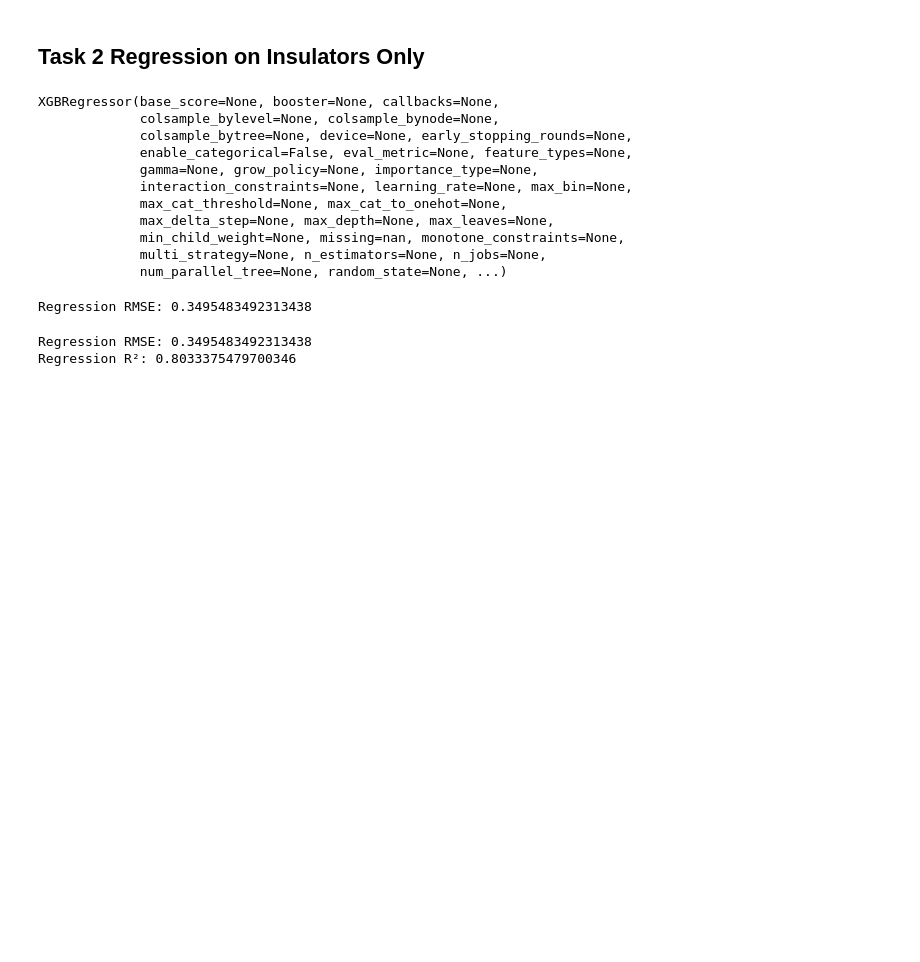
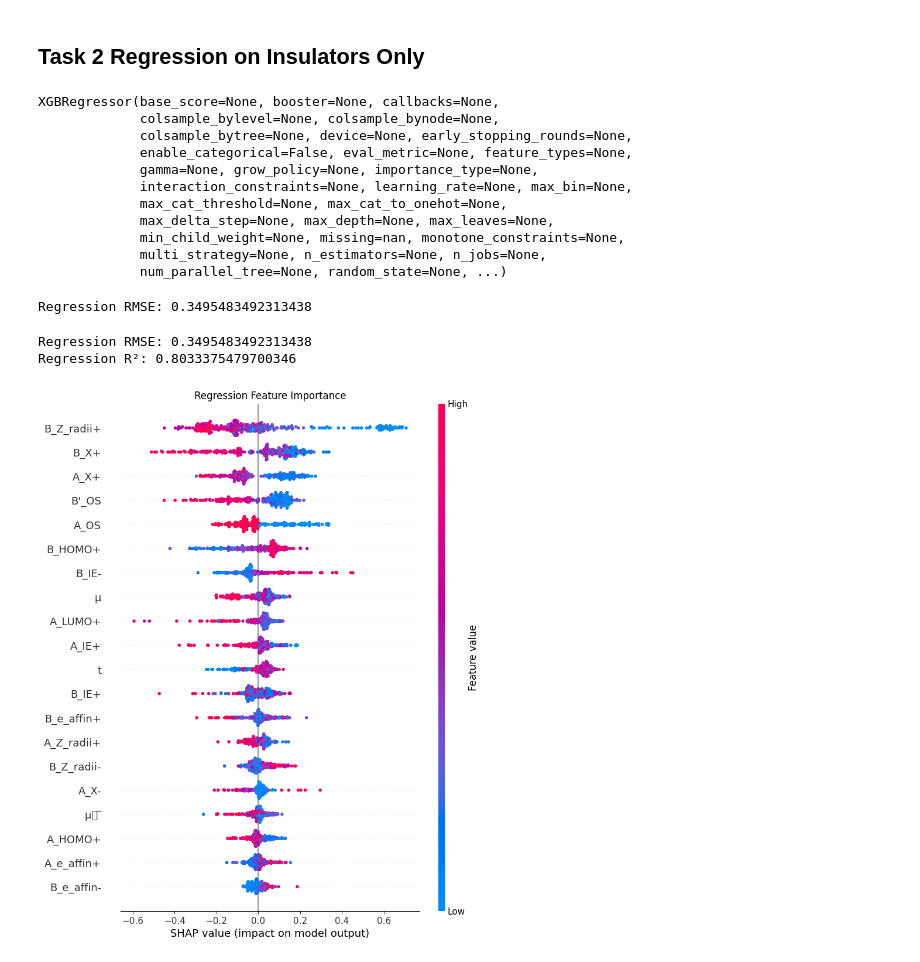
Before and after one commit to AnuragRaj11/IIT-KGP-Hackathon, a Jupyter notebook: Solution.ipynb, the cells around one changed output. Cells and saved outputs as stored; diff of their text form; code cells hidden in the pictures; blank space fills up the shorter version.

```diff
--- a/Solution.ipynb
+++ b/Solution.ipynb
@@ -99,3 +109,11 @@ print("Regression R²:", r2_score(y_reg_test, y_reg_pred))
 # %% [output]
 Regression RMSE: 0.3495483492313438
 Regression R²: 0.8033375479700346
+# %%
+explainer_reg = shap.TreeExplainer(reg)
+shap_values_reg = explainer_reg.shap_values(X_reg_test_scaled)
+shap.summary_plot(shap_values_reg, X_reg_test_scaled, feature_names=features, plot_type="dot", show=False)
+plt.title("Regression Feature Importance")
+plt.show()
+# %% [output]
+[figure, added]
```
Also changed, not shown: parts of 2 cells of this notebook.
